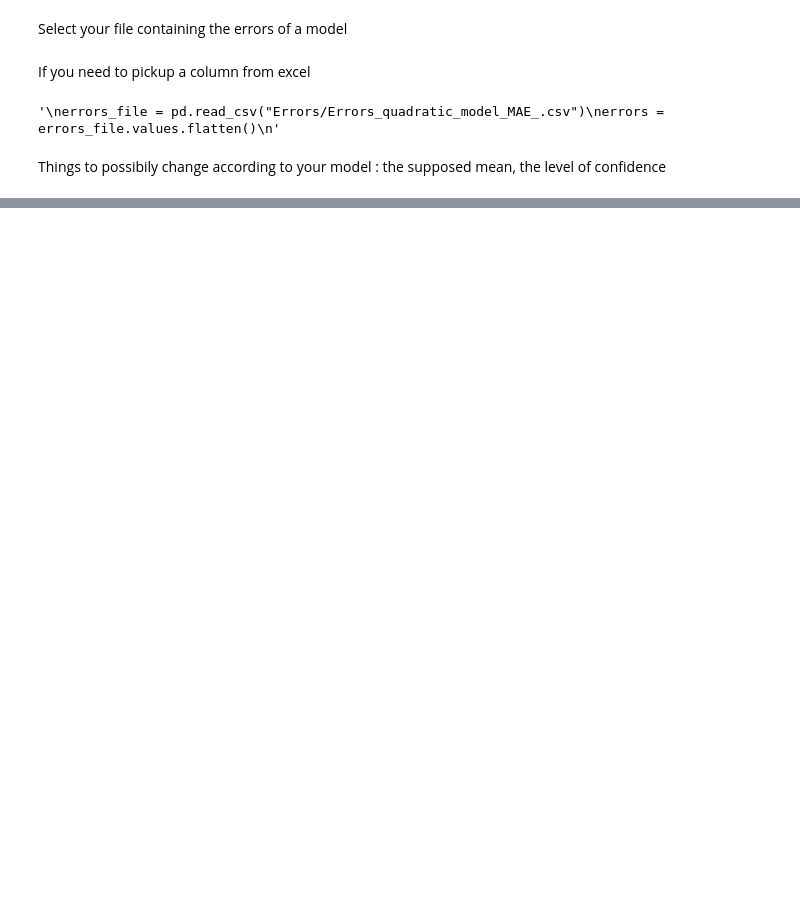
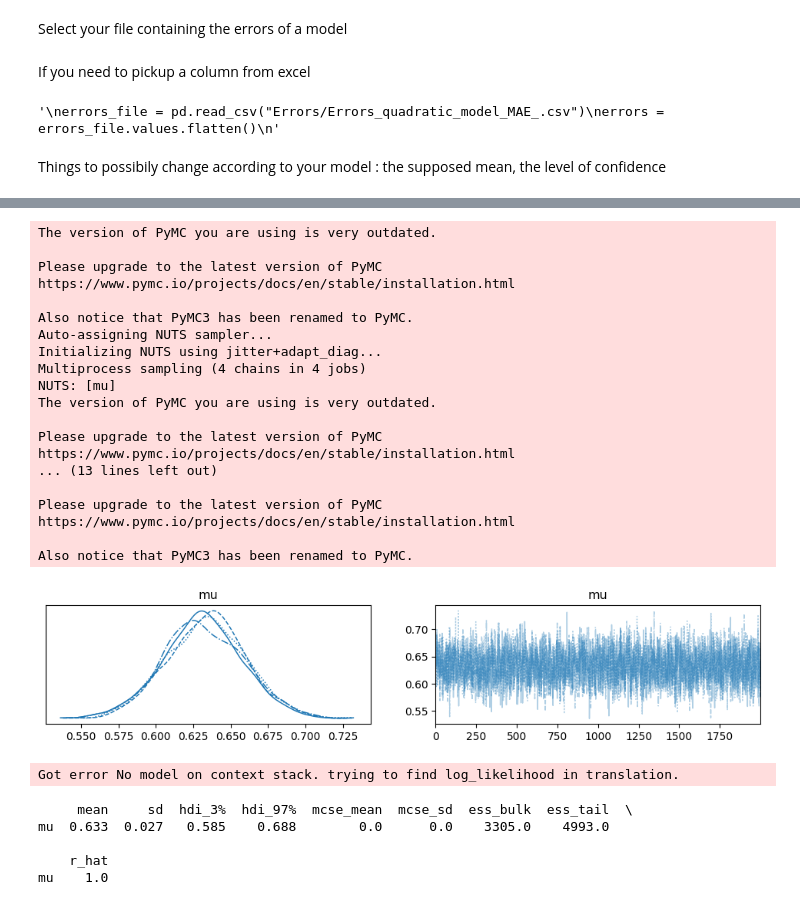
Before and after one commit to AntoineGilsonGH/Statistical-Assessment-of-Trained-Models, a Jupyter notebook: 3_Statistical_Assessment_One_Model.ipynb, the cells around one changed output, grey strips where cells are left out. Cells and saved outputs as stored; diff of their text form; code cells hidden in the pictures; blank space fills up the shorter version.

```diff
--- a/3_Statistical_Assessment_One_Model.ipynb
+++ b/3_Statistical_Assessment_One_Model.ipynb
@@ -195,0 +198,50 @@ Les données ont été sauvegardées dans le fichier Summary/statistics_sam_vit_
+# %%
+import numpy as np
+import scipy.stats as stats
+import matplotlib.pyplot as plt
+import pymc3 as pm
+
+
+# Modèle Bayésien
+with pm.Model() as model:
+    # Distribution a priori de la moyenne vraie
+    mu = pm.Normal('mu', mu=empirical_mean, sd=std_error_param)
+
+    # Vraisemblance
+    likelihood = pm.ChiSquared('likelihood', nu=1, observed=errors)
+
+    # Inférence
+    trace = pm.sample(2000, tune=1000, return_inferencedata=False)
+
+# Résultats
+pm.plot_trace(trace)
+plt.show()
+
+# Résumé des résultats
+summary = pm.summary(trace)
+print(summary)
+# %% [output]
+The version of PyMC you are using is very outdated.
+
+Please upgrade to the latest version of PyMC https://www.pymc.io/projects/docs/en/stable/installation.html
+
+Also notice that PyMC3 has been renamed to PyMC.
+Auto-assigning NUTS sampler...
+Initializing NUTS using jitter+adapt_diag...
+Multiprocess sampling (4 chains in 4 jobs)
+NUTS: [mu]
+The version of PyMC you are using is very outdated.
+
+Please upgrade to the latest version of PyMC https://www.pymc.io/projects/docs/en/stable/installation.html
+... (13 lines left out)
+
+Please upgrade to the latest version of PyMC https://www.pymc.io/projects/docs/en/stable/installation.html
+
+Also notice that PyMC3 has been renamed to PyMC.
+[figure, added]
+Got error No model on context stack. trying to find log_likelihood in translation.
+     mean     sd  hdi_3%  hdi_97%  mcse_mean  mcse_sd  ess_bulk  ess_tail  \
+mu  0.633  0.027   0.585    0.688        0.0      0.0    3305.0    4993.0
+
+    r_hat
+mu    1.0
```
Also changed, not shown: parts of 3 cells of this notebook, 2 other files.
